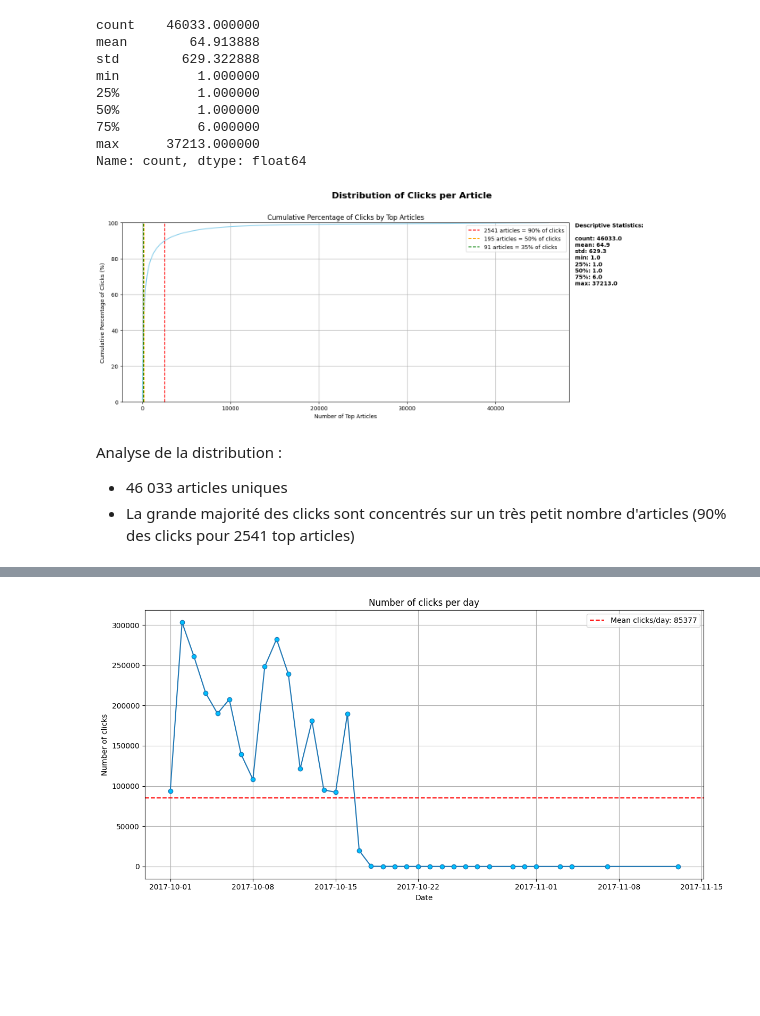
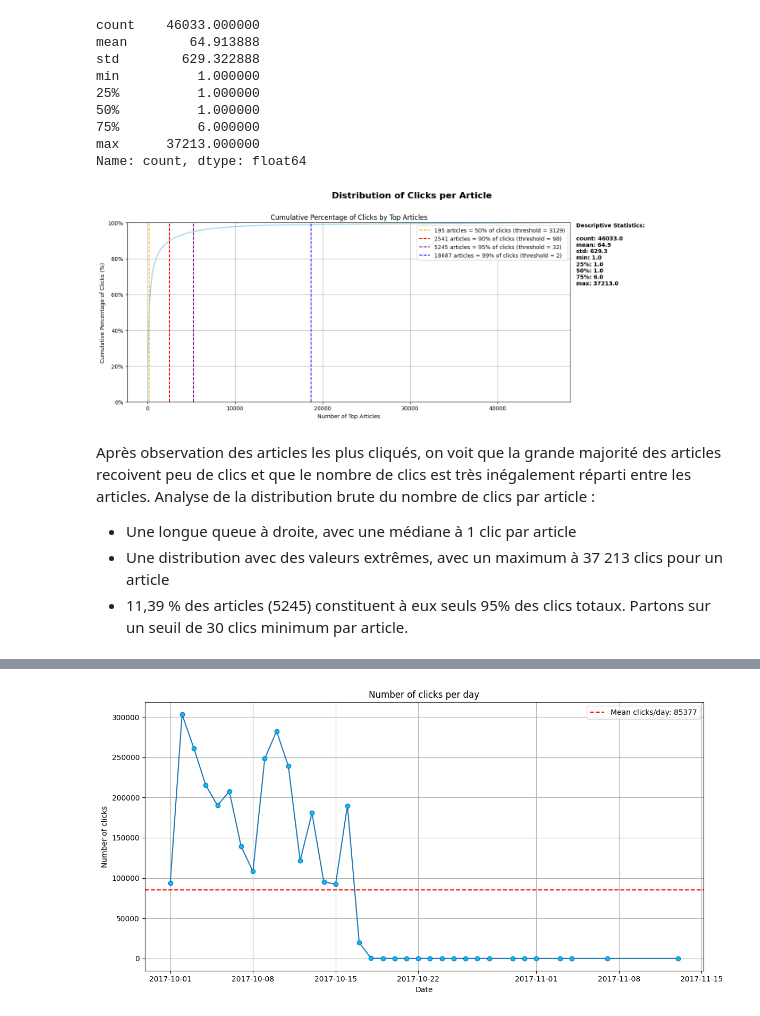
Before and after one commit to Hedredo/oc_p10, a Jupyter notebook: notebooks/main.ipynb, the cells around one changed output, grey strips where cells are left out. Drawn from its saved outputs; the diff is of its cells as text; code cells hidden in the pictures; blank space fills up the shorter version.

```diff
--- a/notebooks/main.ipynb
+++ b/notebooks/main.ipynb
@@ -220,9 +219,7 @@ Analyse de la distribution :
 fig, ax = plt.subplots(2, 2, figsize=(16, 10), gridspec_kw={"width_ratios": [3, 1]})
 
 session_counts = clicks_df.groupby("session_id").size()
-session_counts_truncated = session_counts.pipe(
-    lambda s: s[(s <= s.quantile(0.999)) & (s >= 5)]
-)
+session_counts_truncated = session_counts.pipe(lambda s: s[(s <= s.quantile(0.999))])
 fig.suptitle(
     "Distribution of number of clicks per session (raw and truncated)",
     fontsize=16,
@@ -234,7 +231,7 @@ for i, df in enumerate([session_counts, session_counts_truncated]):
         title=(
             "Number of clicks per session (all sessions)"
             if i == 0
-            else "Number of clicks per session (truncated from 5 sessions min to quantile 0.999)"
+            else "Number of clicks per session (truncated from 2 clicks per sessions min to quantile 0.999)"
         ),
         ax=ax[i, 0],
         color="skyblue",
@@ -318,7 +314,12 @@ Name: count, dtype: float64
 # %%
 fig, ax = plt.subplots(1, 2, figsize=(16, 6), gridspec_kw={"width_ratios": [3, 1]})
 
-df = clicks_df["click_article_id"].value_counts(ascending=False)
+df = clicks_df["click_article_id"].value_counts(ascending=False).reset_index(drop=True)
+cumsum_pct = df.cumsum() / df.sum() * 100
+
+# Prepend 0 to x and y for the cumsum curve
+x = np.insert(df.index.values, 0, 0)
+y = np.insert(cumsum_pct.values, 0, 0)
 
 fig.suptitle(
     "Distribution of Clicks per Article",
@@ -326,53 +327,57 @@ fig.suptitle(
     fontweight="bold",
 )
 ax[0].plot(
-    range(1, len(df) + 1),
-    df.cumsum() / df.cumsum().iloc[-1] * 100,
+    x,
+    y,
     drawstyle="steps-post",
     color="skyblue",
 )
 ax[0].set_xlabel("Number of Top Articles")
 ax[0].set_ylabel("Cumulative Percentage of Clicks (%)")
 ax[0].set_title("Cumulative Percentage of Clicks by Top Articles")
-cumsum_pct = df.cumsum() / df.sum() * 100
 ax[0].set_ylim(0, 100)
 ax[0].grid()
-# Find the number of articles that account for 90% of clicks
-n_35 = (cumsum_pct < 35).sum() + 1
-n_50 = (cumsum_pct < 50).sum() + 1
-n_90 = (cumsum_pct < 90).sum() + 1
-ax[0].axvline(
-    n_90, color="red", linestyle="--", label=f"{n_90} articles = 90% of clicks"
-)
-ax[0].axvline(
-    n_50, color="orange", linestyle="--", label=f"{n_50} articles = 50% of clicks"
-)
-ax[0].axvline(
-    n_35, color="green", linestyle="--", label=f"{n_35} articles = 35% of clicks"
-)
+
+# Find the number of articles that account for 50%, 90%, 95% & 99% of clicks
+for pct, color in zip(
+    [0.5, 0.9, 0.95, 0.99],
+    ["orange", "red", "purple", "blue"],
+):
+    n_articles = (cumsum_pct < pct * 100).sum() + 1
+    threshold = df.iat[n_articles - 1]
+    ax[0].axvline(
+        n_articles,
+        color=color,
+        linestyle="--",
+        label=f"{n_articles} articles = {int(pct * 100)}% of clicks (threshold = {threshold})",
+    )
 ax[0].legend()
+# Set the y-axis to show percentage format
+ax[0].yaxis.set_major_formatter(PercentFormatter())
+
 # Display descriptive statistics for the clicks DataFrame
 stats_text = "\n".join([f"{key}: {value:.1f}" for key, value in df.describe().items()])
-
 stats_text = "Descriptive Statistics:\n\n" + stats_text
 
 ax[1].text(
     0.0,
     1.0,
     stats_text,
     transform=ax[1].transAxes,
     fontsize=10,
     fontweight="bold",
     verticalalignment="top",
     horizontalalignment="left",
 )
 ax[1].axis("off")
 
 plt.tight_layout(rect=[0, 0, 1, 0.97])
 plt.show()
 # %% [output]
-[figure, old version]
+[figure, new version]
-# %% [markdown]
-Analyse de la distribution :
-- 46 033 articles uniques
-- La grande majorité des clicks sont concentrés sur un très petit nombre d'articles (90% des clicks pour 2541 top articles)
+# %% [markdown]
+Après observation des articles les plus cliqués, on voit que la grande majorité des articles recoivent peu de clics et que le nombre de clics est très inégalement réparti entre les articles.
+Analyse de la distribution brute du nombre de clics par article :
+- Une longue queue à droite, avec une médiane à 1 clic par article
+- Une distribution avec des valeurs extrêmes, avec un maximum à 37 213 clics pour un article
+- 11,39 % des articles (5245) constituent à eux seuls 95% des clics totaux. Partons sur un seuil de 30 clics minimum par article.
```
Also changed, not shown: parts of 49 cells of this notebook, 1 other file.
